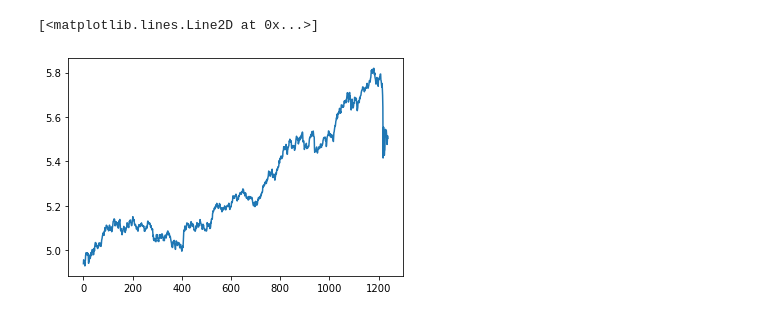
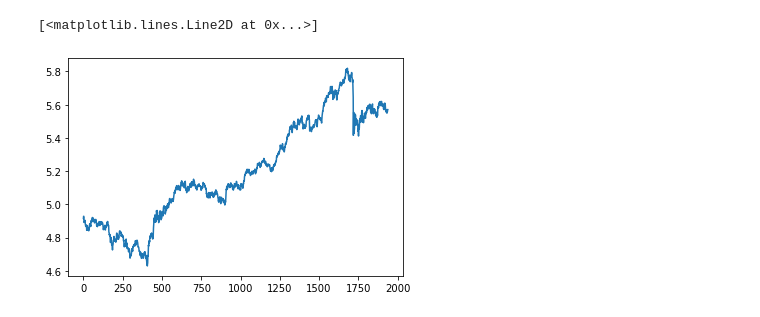
Before and after one commit to niveshigovind/LPPLS, a Jupyter notebook: nb.ipynb, the cells around one changed output. Saved outputs shown, nothing was run; the diff lists cells and outputs as text; code cells hidden in the pictures.

```diff
--- a/nb.ipynb
+++ b/nb.ipynb
@@ -203,17 +240,17 @@ log_price = np.log(price)
 # %%
 # Define the instruments to download. We would like to see Apple, Microsoft and the S&P500 index.
 ticker = '^GSPC'
 
 # We would like all available data from 01/01/2000 until 12/31/2016.
 start_date = '1981-01-01'
 end_date = '1988-08-30'
 
 # User pandas_reader.data.DataReader to load the desired data. As simple as that.
 panel_data = data.DataReader(ticker, 'yahoo', start_date, end_date)
 price = panel_data['Adj Close']
 log_price = np.log(price)
-log_price = log_price.values[500:-200]
+log_price = log_price.values
 plt.plot(log_price)
 # %% [output]
 [<matplotlib.lines.Line2D at 0x...>]
-[figure, old version]
+[figure, new version]
```
Also changed, not shown: parts of 13 cells of this notebook.
